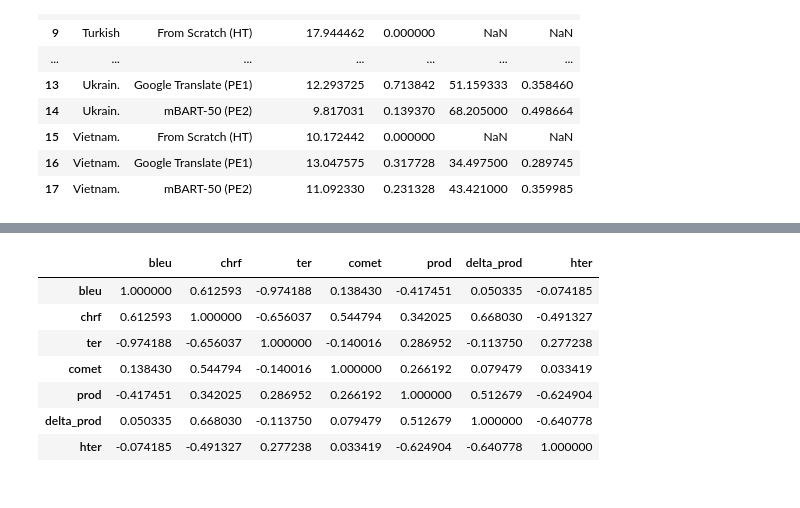
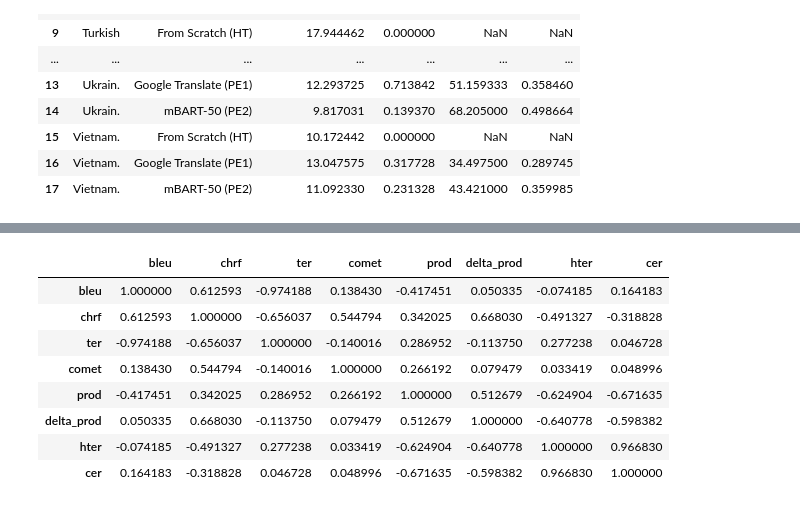
Before and after one commit to gsarti/divemt, a Jupyter notebook: notebooks/analysis.ipynb, the cells around one changed output, grey strips where cells are left out. Drawn from its saved outputs; the diff is of its cells as text; code cells hidden in the pictures.

```diff
--- a/notebooks/analysis.ipynb
+++ b/notebooks/analysis.ipynb
@@ -497,20 +499,23 @@ df_google.corr()
 # %%
 df_mbart = pd.DataFrame({
     "bleu": [17, 22.6, 24.4, 18.8, 21.9, 34.7],
     "chrf": [48.5, 53.9, 54.7, 52.7, 50.7, 54],
     "ter": [69.1, 63.7, 61.2, 67.5, 67.9, 50.7],
     "comet": [0.452, 0.532, 0.648, 0.755, 0.587, 0.608],
     "prod": [16.95, 27.26, 19.87, 25.96, 11.47, 12.56],
     "delta_prod": [0.46, 1.33, 1.51, 0.60, 0.56, 0.53],
-    "hter": [42, 34.40, 32.82, 44.57, 66.53, 43.93]
+    "hter": [42, 34.40, 32.82, 44.57, 66.53, 43.93],
+    "cer": [0.285, 0.271, 0.242, 0.314, 0.481, 0.361]
+
 })
 df_mbart.corr()
 # %% [output]
-|  | bleu | chrf | ter | comet | prod | delta_prod | hter |
-| bleu | 1.000000 | 0.612593 | -0.974188 | 0.138430 | -0.417451 | 0.050335 | -0.074185 |
-| chrf | 0.612593 | 1.000000 | -0.656037 | 0.544794 | 0.342025 | 0.668030 | -0.491327 |
-| ter | -0.974188 | -0.656037 | 1.000000 | -0.140016 | 0.286952 | -0.113750 | 0.277238 |
-| comet | 0.138430 | 0.544794 | -0.140016 | 1.000000 | 0.266192 | 0.079479 | 0.033419 |
-| prod | -0.417451 | 0.342025 | 0.286952 | 0.266192 | 1.000000 | 0.512679 | -0.624904 |
-| delta_prod | 0.050335 | 0.668030 | -0.113750 | 0.079479 | 0.512679 | 1.000000 | -0.640778 |
-| hter | -0.074185 | -0.491327 | 0.277238 | 0.033419 | -0.624904 | -0.640778 | 1.000000 |
+|  | bleu | chrf | ter | comet | prod | delta_prod | hter | cer |
+| bleu | 1.000000 | 0.612593 | -0.974188 | 0.138430 | -0.417451 | 0.050335 | -0.074185 | 0.164183 |
+| chrf | 0.612593 | 1.000000 | -0.656037 | 0.544794 | 0.342025 | 0.668030 | -0.491327 | -0.318828 |
+| ter | -0.974188 | -0.656037 | 1.000000 | -0.140016 | 0.286952 | -0.113750 | 0.277238 | 0.046728 |
+| comet | 0.138430 | 0.544794 | -0.140016 | 1.000000 | 0.266192 | 0.079479 | 0.033419 | 0.048996 |
+| prod | -0.417451 | 0.342025 | 0.286952 | 0.266192 | 1.000000 | 0.512679 | -0.624904 | -0.671635 |
+| delta_prod | 0.050335 | 0.668030 | -0.113750 | 0.079479 | 0.512679 | 1.000000 | -0.640778 | -0.598382 |
+| hter | -0.074185 | -0.491327 | 0.277238 | 0.033419 | -0.624904 | -0.640778 | 1.000000 | 0.966830 |
+| cer | 0.164183 | -0.318828 | 0.046728 | 0.048996 | -0.671635 | -0.598382 | 0.966830 | 1.000000 |
```
Also changed, not shown: parts of 5 cells of this notebook.
